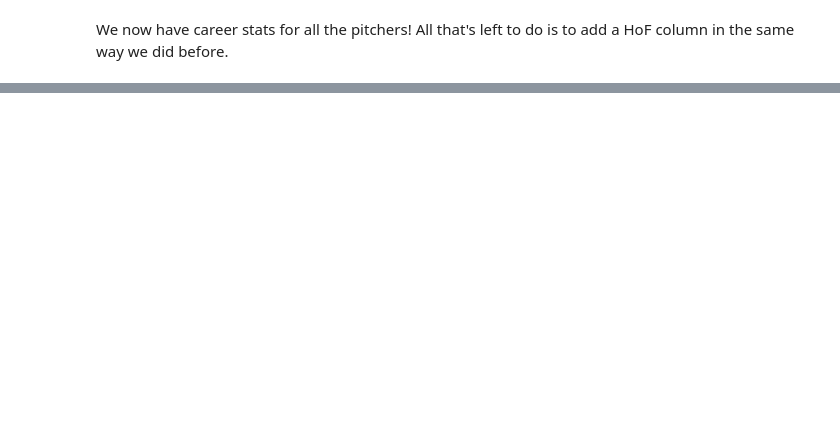
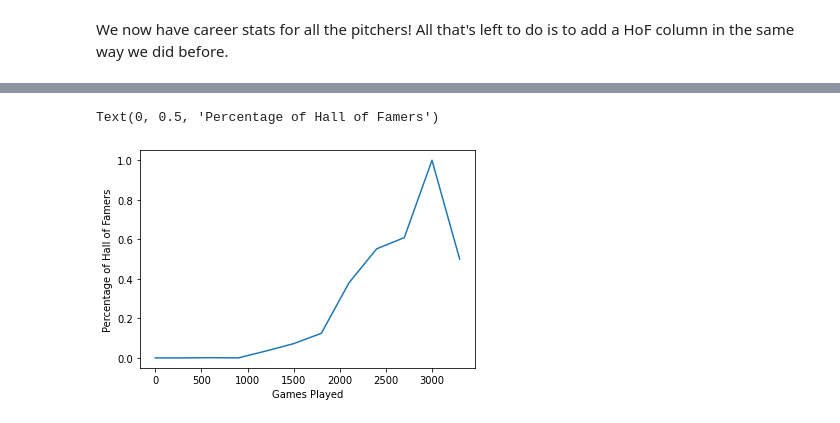
Before and after one commit to benmdavidson/benmdavidson.github.io, a Jupyter notebook: notebook.ipynb, the cells around one changed output, grey strips where cells are left out. Cells and saved outputs as stored; diff of their text form; code cells hidden in the pictures; blank space fills up the shorter version.

```diff
--- a/notebook.ipynb
+++ b/notebook.ipynb
@@ -257,0 +258,28 @@ px.scatter(x, y)
+# %%
+# Array to hold the HoF percent per 'bin'
+pct_of_hof = []
+
+# Used to define the range of values for bins
+max_games = df_batting_and_fielding_career['G_b'].max()
+
+# For each bin (defining width of 300 games)
+for i in range(0, max_games, 300):
+    # Filter to dataframe to include only players with games played within the range for this bin
+    bin = df_batting_and_fielding_career[(df_batting_and_fielding_career['G_b'] > i)
+                                       & (df_batting_and_fielding_career['G_b'] <= i + 300)]
+
+    # The total number of players in this bin
+    num_players = bin.shape[0]
+    # Hall of famers in this bin
+    num_hof = bin[bin['HoF'] == 1].shape[0]
+
+    # Calculate the % of hall of famers in this bin and append to the array.
+    pct_of_hof.append(num_hof / num_players)
+
+# Plot the percentage of hall of famers against games played
+plt.plot(range(0, max_games, 300), pct_of_hof)
+plt.xlabel("Games Played")
+plt.ylabel("Percentage of Hall of Famers")
+# %% [output]
+Text(0, 0.5, 'Percentage of Hall of Famers')
+[figure, added]
```
Also changed, not shown: parts of 30 cells of this notebook, 1 other file.
